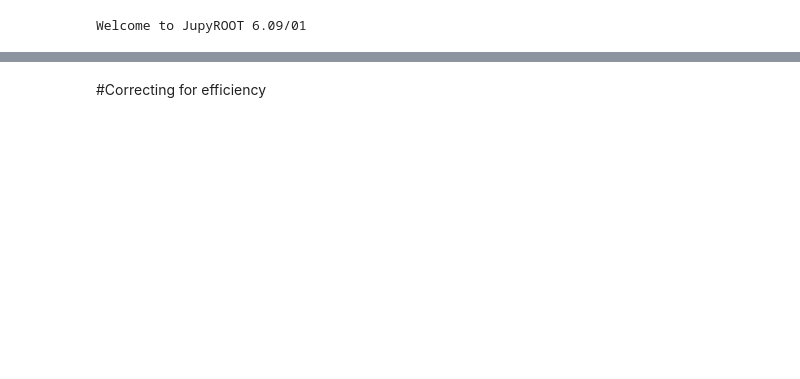
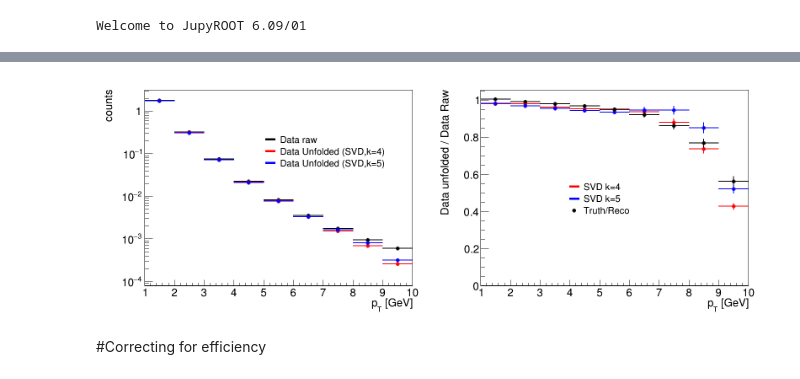
Before and after one commit to miguelignacio/CorrelationAnalysis, a Jupyter notebook: NtupleAnalysis/InputData/Unfolding.ipynb, the cells around one changed output, grey strips where cells are left out. Drawn from its saved outputs; the diff is of its cells as text; code cells hidden in the pictures; blank space fills up the shorter version.

```diff
--- a/NtupleAnalysis/InputData/Unfolding.ipynb
+++ b/NtupleAnalysis/InputData/Unfolding.ipynb
@@ -158,0 +140,3 @@ Warning in <TCanvas::Constructor>: Deleting canvas with same name: c
+# %%
+data_inputforunfolding = data_bkgsub.Clone()
+#data_inputforunfolding = data.Clone()
@@ -158,0 +145,11 @@ Warning in <TCanvas::Constructor>: Deleting canvas with same name: c
+# %%
+response= RooUnfoldResponse(mc_reco, mc_truth, responseMatrix)
+response.UseOverflow(ROOT.kTRUE)
+data_unfolded = {}
+#for tau in range(4,6):
+#    data_unfolded['SVD%i'%tau] = RooUnfoldSvd(response, data_inputforunfolding, tau).Hreco();
+
+data_unfolded['SVD4'] = RooUnfoldSvd(response, data_inputforunfolding, 4).Hreco();
+data_unfolded['SVD5'] = RooUnfoldSvd(response, data_inputforunfolding, 5).Hreco();
+
+print data_unfolded
@@ -158,0 +164,58 @@ Warning in <TCanvas::Constructor>: Deleting canvas with same name: c
+# %%
+c = ROOT.TCanvas('c','c',1600,600)
+c.Divide(2)
+c.cd(1)
+label = Legend("")
+
+hstack = ROOT.THStack()
+hstack.Add(data)
+label.Add(data,'Data raw','L')
+
+data.SetMarkerStyle(20)
+data_unfolded['SVD4'].SetLineColor(2)
+data_unfolded['SVD4'].SetMarkerColor(2)
+data_unfolded['SVD4'].SetMarkerStyle(20)
+data_unfolded['SVD5'].SetLineColor(4)
+data_unfolded['SVD5'].SetMarkerColor(4)
+data_unfolded['SVD5'].SetMarkerStyle(20)
+
+hstack.Add(data_unfolded['SVD4'])
+hstack.Add(data_unfolded['SVD5'])
+label.Add(data_unfolded['SVD4'], 'Data Unfolded (SVD,k=4)','L')
+label.Add(data_unfolded['SVD5'], 'Data Unfolded (SVD,k=5)','L')
+
+hstack.SetTitle('; p_{T} [GeV]; counts')
+hstack.Draw('nostack')
+ROOT.gPad.SetLogy()
+label.Draw(.5,.8)
+c.cd(2)
+
+hs_ratio = ROOT.THStack()
+label = Legend("")
+
+ratio = {}
+ratio['SVD4'] = data_unfolded['SVD4'].Clone()
+ratio['SVD4'].Divide(data)
+ratio['SVD5'] = data_unfolded['SVD5'].Clone()
+ratio['SVD5'].Divide(data)
+
+hs_ratio.Add( ratio['SVD4'])
+hs_ratio.Add( ratio['SVD5'])
+
+label.Add(ratio['SVD4'],'SVD k=4','L')
+label.Add(ratio['SVD5'],'SVD k=5','L')
+
+#simple bin-by-bin unfolding
+ratio_mc.SetMarkerStyle(20)
+ratio_mc.SetMarkerSize(1)
+ratio_mc.SetMarkerColor(1)
+
+hs_ratio.Add(ratio_mc)
+
+hs_ratio.SetTitle('; p_{T} [GeV]; Data unfolded / Data Raw')
+hs_ratio.Draw('nostack')
+label.Add(ratio_mc, 'Truth/Reco','P')
+label.Draw(.4,.6)
+c.Draw()
+c.SaveAs('Unfoldedresult.png')
+# %% [output]
@@ -159,2 +224,3 @@ Warning in <TCanvas::Constructor>: Deleting canvas with same name: c
+[figure, added]
 # %% [markdown]
 #Correcting for efficiency
```
Also changed, not shown: parts of 24 cells of this notebook.
